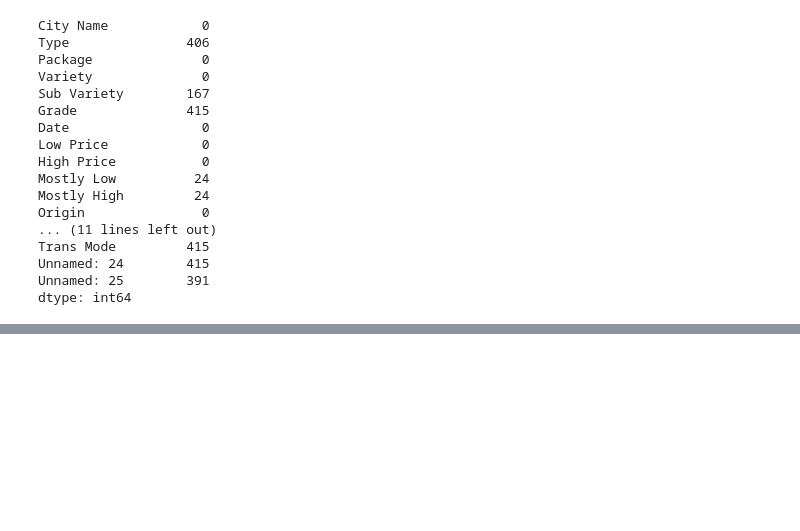
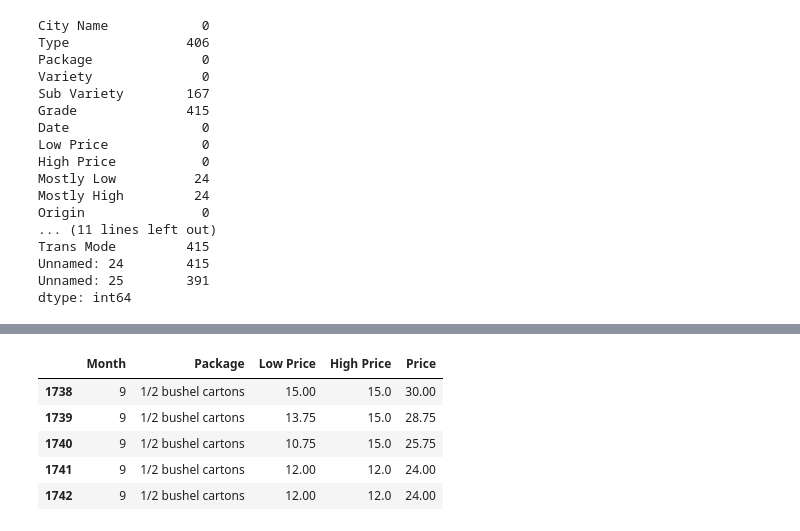
Before and after one commit to leaflore/ML-For-Beginners, a Jupyter notebook: 2-Regression/2-Data/notebook.ipynb, the cells around one changed output, grey strips where cells are left out. Drawn from its saved outputs; the diff is of its cells as text; code cells hidden in the pictures; blank space fills up the shorter version.

```diff
--- a/2-Regression/2-Data/notebook.ipynb
+++ b/2-Regression/2-Data/notebook.ipynb
@@ -61,0 +73,11 @@ new_pumpkins.loc[new_pumpkins['Package'].str.contains('1/2'), 'Price'] = price/(
+# %%
+# Print the last few rows from the data frame
+# Default amount of rows to be printed are five(5) rows.
+new_pumpkins.tail()
+# %% [output]
+|  | Month | Package | Low Price | High Price | Price |
+| 1738 | 9 | 1/2 bushel cartons | 15.00 | 15.0 | 30.00 |
+| 1739 | 9 | 1/2 bushel cartons | 13.75 | 15.0 | 28.75 |
+| 1740 | 9 | 1/2 bushel cartons | 10.75 | 15.0 | 25.75 |
+| 1741 | 9 | 1/2 bushel cartons | 12.00 | 12.0 | 24.00 |
+| 1742 | 9 | 1/2 bushel cartons | 12.00 | 12.0 | 24.00 |
```
Also changed, not shown: parts of 3 cells of this notebook.
